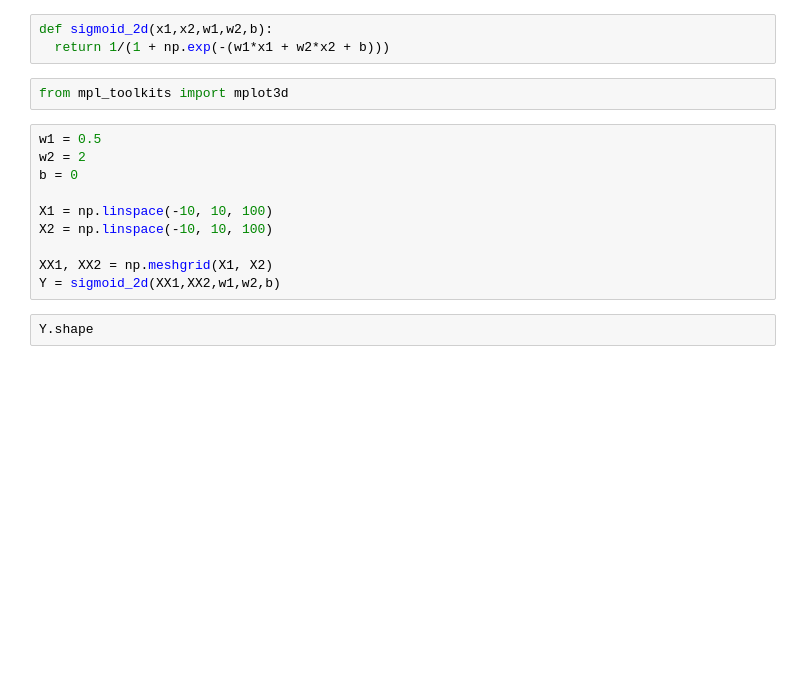
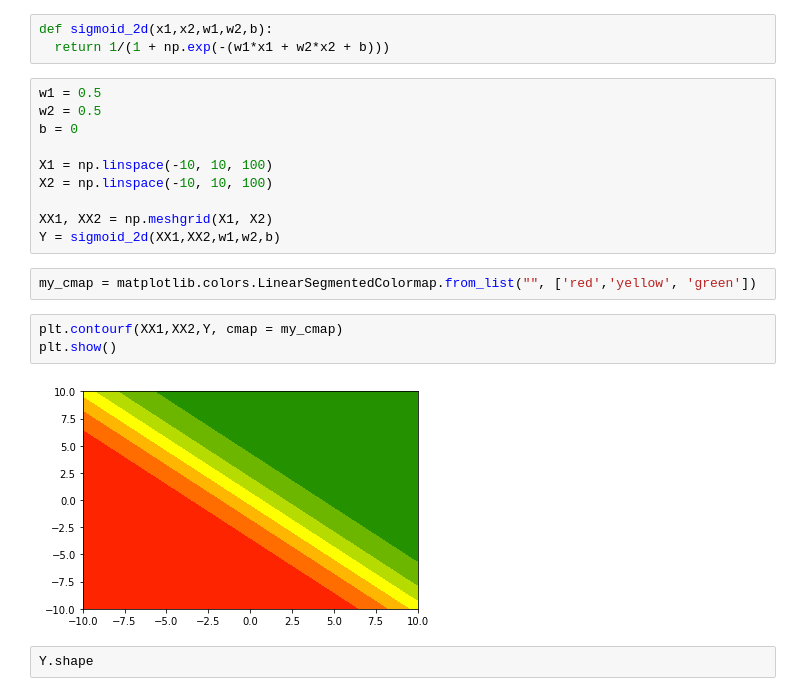
Before and after one commit to MSR806/DL, a Jupyter notebook: DL_SigmoidNeuron.ipynb, the cells around one changed output. Drawn from its saved outputs; the diff is of its cells as text; blank space fills up the shorter version.

```diff
--- a/DL_SigmoidNeuron.ipynb
+++ b/DL_SigmoidNeuron.ipynb
@@ -29,11 +31,9 @@ $S_{w_1,w_2,b}(x_1,x_2) = \frac{1}{1+e^{-(w_1x_1+ w_2x_2 + b)}}$
 # %%
 def sigmoid_2d(x1,x2,w1,w2,b):
   return 1/(1 + np.exp(-(w1*x1 + w2*x2 + b)))
-# %%
-from mpl_toolkits import mplot3d
 # %%
 w1 = 0.5
-w2 = 2
+w2 = 0.5
 b = 0
 
 X1 = np.linspace(-10, 10, 100)
@@ -41,6 +41,13 @@ X2 = np.linspace(-10, 10, 100)
 
 XX1, XX2 = np.meshgrid(X1, X2)
 Y = sigmoid_2d(XX1,XX2,w1,w2,b)
+# %%
+my_cmap = matplotlib.colors.LinearSegmentedColormap.from_list("", ['red','yellow', 'green'])
+# %%
+plt.contourf(XX1,XX2,Y, cmap = my_cmap)
+plt.show()
+# %% [output]
+[figure, added]
 # %%
 Y.shape
 # %% [output]
```
Also changed, not shown: parts of 6 cells of this notebook.
